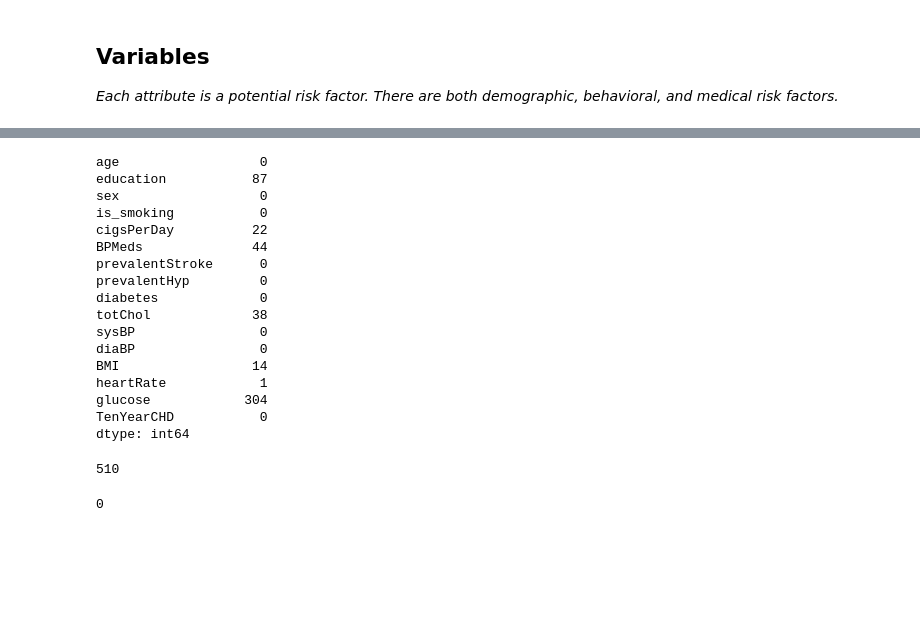
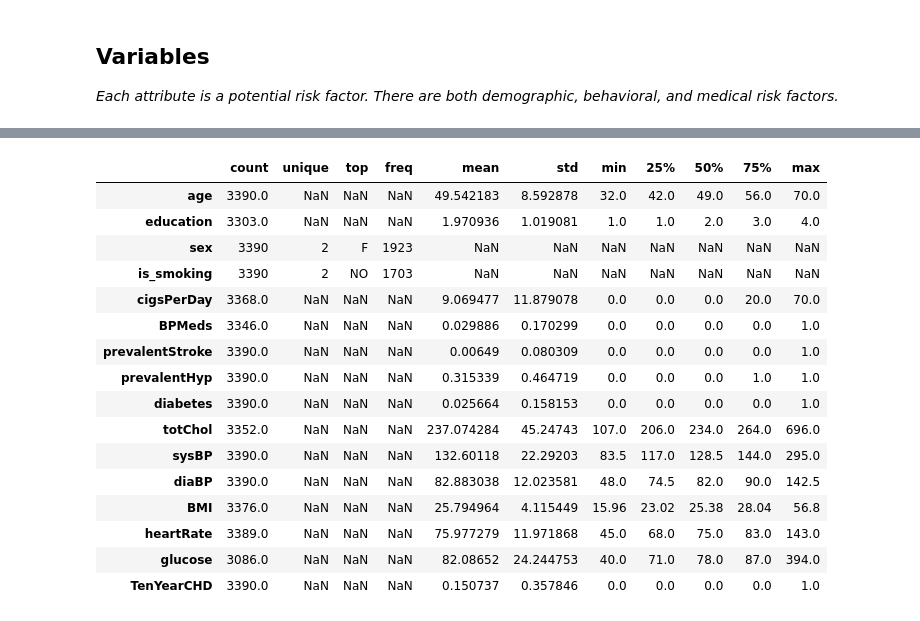
Before and after one commit to parulsharma098/Cardiovascular-Risk-Prediction, a Jupyter notebook: CARDIOVASCULAR_RISK_PREDICTION_CAPSTONE_III(Classification).ipynb, the cells around one changed output, grey strips where cells are left out. Saved outputs shown, nothing was run; the diff lists cells and outputs as text; code cells hidden in the pictures; blank space fills up the shorter version.

```diff
--- a/CARDIOVASCULAR_RISK_PREDICTION_CAPSTONE_III(Classification).ipynb
+++ b/CARDIOVASCULAR_RISK_PREDICTION_CAPSTONE_III(Classification).ipynb
@@ -177,28 +195,21 @@ df.describe().T
-# %%
-df.isna().sum()
-# %% [output]
-age                  0
-education           87
-sex                  0
-is_smoking           0
-cigsPerDay          22
-BPMeds              44
-prevalentStroke      0
-prevalentHyp         0
-diabetes             0
-totChol             38
-sysBP                0
-diaBP                0
-BMI                 14
-heartRate            1
-glucose            304
-TenYearCHD           0
-dtype: int64
-# %%
-df.isna().sum().sum()
-# %% [output]
-510
-# %%
-len(df[df.duplicated()])
-# %% [output]
-0
+# %%
+#Description of all the columns present in the dataset.
+df.describe(include='all').T
+# %% [output]
+|  | count | unique | top | freq | mean | std | min | 25% | 50% | 75% | max |
+| age | 3390.0 | NaN | NaN | NaN | 49.542183 | 8.592878 | 32.0 | 42.0 | 49.0 | 56.0 | 70.0 |
+| education | 3303.0 | NaN | NaN | NaN | 1.970936 | 1.019081 | 1.0 | 1.0 | 2.0 | 3.0 | 4.0 |
+| sex | 3390 | 2 | F | 1923 | NaN | NaN | NaN | NaN | NaN | NaN | NaN |
+| is_smoking | 3390 | 2 | NO | 1703 | NaN | NaN | NaN | NaN | NaN | NaN | NaN |
+| cigsPerDay | 3368.0 | NaN | NaN | NaN | 9.069477 | 11.879078 | 0.0 | 0.0 | 0.0 | 20.0 | 70.0 |
+| BPMeds | 3346.0 | NaN | NaN | NaN | 0.029886 | 0.170299 | 0.0 | 0.0 | 0.0 | 0.0 | 1.0 |
+| prevalentStroke | 3390.0 | NaN | NaN | NaN | 0.00649 | 0.080309 | 0.0 | 0.0 | 0.0 | 0.0 | 1.0 |
+| prevalentHyp | 3390.0 | NaN | NaN | NaN | 0.315339 | 0.464719 | 0.0 | 0.0 | 0.0 | 1.0 | 1.0 |
+| diabetes | 3390.0 | NaN | NaN | NaN | 0.025664 | 0.158153 | 0.0 | 0.0 | 0.0 | 0.0 | 1.0 |
+| totChol | 3352.0 | NaN | NaN | NaN | 237.074284 | 45.24743 | 107.0 | 206.0 | 234.0 | 264.0 | 696.0 |
+| sysBP | 3390.0 | NaN | NaN | NaN | 132.60118 | 22.29203 | 83.5 | 117.0 | 128.5 | 144.0 | 295.0 |
+| diaBP | 3390.0 | NaN | NaN | NaN | 82.883038 | 12.023581 | 48.0 | 74.5 | 82.0 | 90.0 | 142.5 |
+| BMI | 3376.0 | NaN | NaN | NaN | 25.794964 | 4.115449 | 15.96 | 23.02 | 25.38 | 28.04 | 56.8 |
+| heartRate | 3389.0 | NaN | NaN | NaN | 75.977279 | 11.971868 | 45.0 | 68.0 | 75.0 | 83.0 | 143.0 |
+| glucose | 3086.0 | NaN | NaN | NaN | 82.08652 | 24.244753 | 40.0 | 71.0 | 78.0 | 87.0 | 394.0 |
+| TenYearCHD | 3390.0 | NaN | NaN | NaN | 0.150737 | 0.357846 | 0.0 | 0.0 | 0.0 | 0.0 | 1.0 |
```
Also changed, not shown: parts of 36 cells of this notebook.
